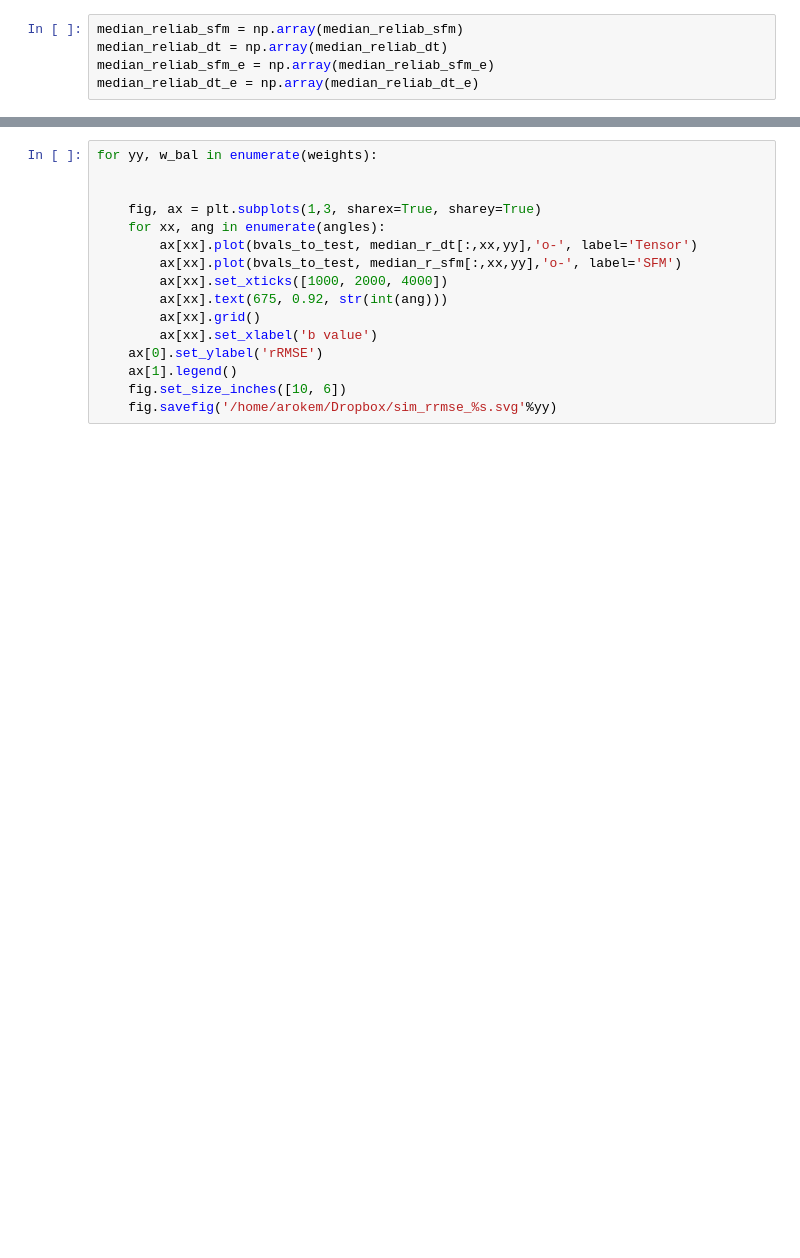
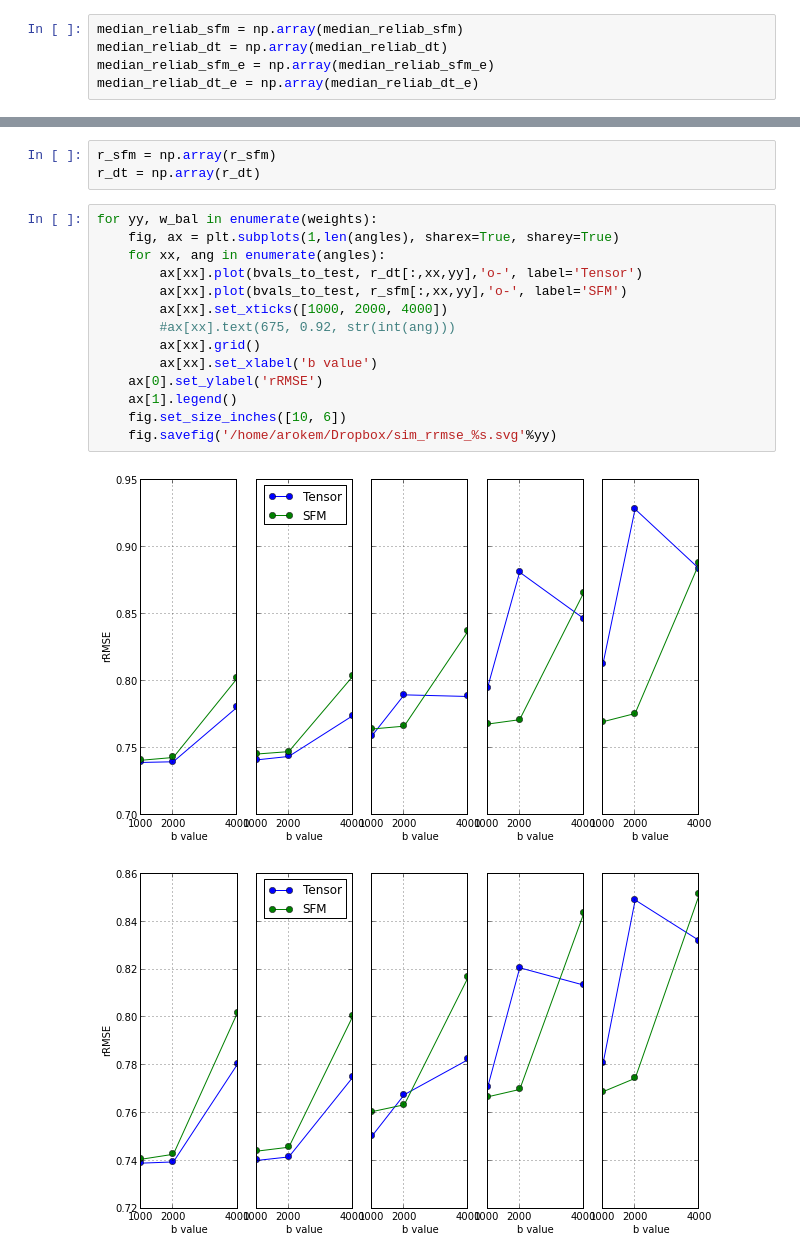
Before and after one commit to arokem/osmosis, a Jupyter notebook: osmosis/ipynb/Simulations2.ipynb, the cells around one changed output, grey strips where cells are left out. Drawn from its saved outputs; the diff is of its cells as text; blank space fills up the shorter version.

```diff
--- a/osmosis/ipynb/Simulations2.ipynb
+++ b/osmosis/ipynb/Simulations2.ipynb
@@ -325,16 +353,20 @@ for bval_idx in range(len(bvals)):
+# %%
+r_sfm = np.array(r_sfm)
+r_dt = np.array(r_dt)
 # %%
 for yy, w_bal in enumerate(weights):
-
-
-    fig, ax = plt.subplots(1,3, sharex=True, sharey=True)
+    fig, ax = plt.subplots(1,len(angles), sharex=True, sharey=True)
     for xx, ang in enumerate(angles):
-        ax[xx].plot(bvals_to_test, median_r_dt[:,xx,yy],'o-', label='Tensor')
-        ax[xx].plot(bvals_to_test, median_r_sfm[:,xx,yy],'o-', label='SFM')
+        ax[xx].plot(bvals_to_test, r_dt[:,xx,yy],'o-', label='Tensor')
+        ax[xx].plot(bvals_to_test, r_sfm[:,xx,yy],'o-', label='SFM')
         ax[xx].set_xticks([1000, 2000, 4000])
-        ax[xx].text(675, 0.92, str(int(ang)))
+        #ax[xx].text(675, 0.92, str(int(ang)))
         ax[xx].grid()
         ax[xx].set_xlabel('b value')
     ax[0].set_ylabel('rRMSE')
     ax[1].legend()
     fig.set_size_inches([10, 6])
     fig.savefig('/home/arokem/Dropbox/sim_rrmse_%s.svg'%yy)
+# %% [output]
+[figure, added]
+[figure, added]
```
Also changed, not shown: parts of 8 cells of this notebook, 6 other files.
